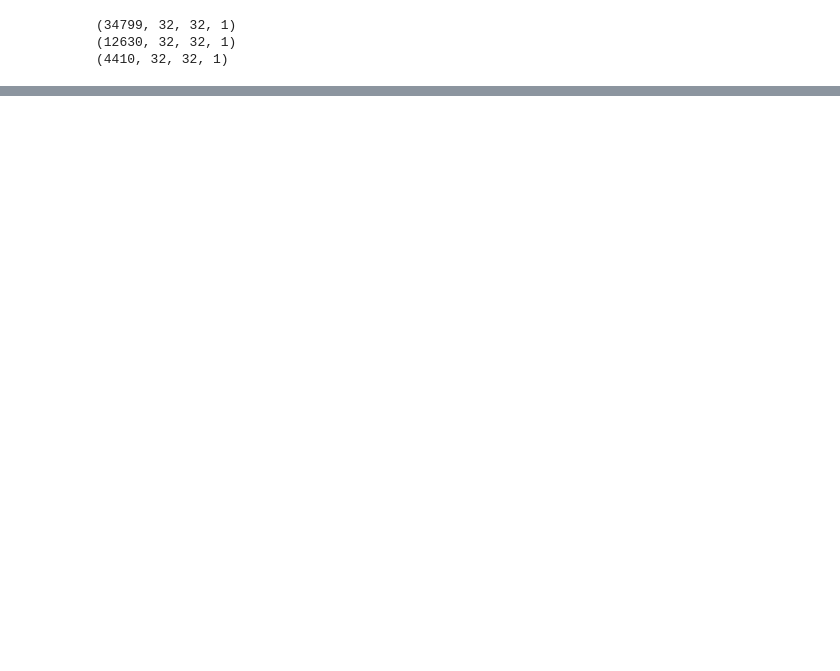
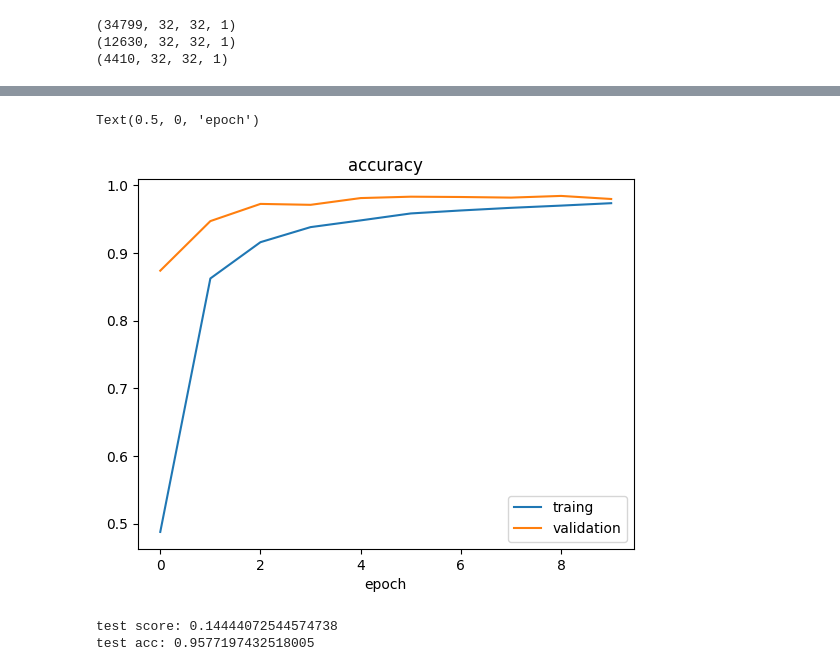
Before and after one commit to jakubpiwowarski/Autonomus-car-lines-signs-control, a Jupyter notebook: Traffic_sign.ipynb, the cells around one changed output, grey strips where cells are left out. Cells and saved outputs as stored; diff of their text form; code cells hidden in the pictures; blank space fills up the shorter version.

```diff
--- a/Traffic_sign.ipynb
+++ b/Traffic_sign.ipynb
@@ -178,0 +249,16 @@ y_valid = to_categorical(y_valid, 43)
+# %%
+plt.plot(history.history["accuracy"])
+plt.plot(history.history["val_accuracy"])
+plt.legend(["traing", "validation"])
+plt.title("accuracy")
+plt.xlabel("epoch")
+# %% [output]
+Text(0.5, 0, 'epoch')
+[figure, added]
+# %%
+score = model.evaluate(X_test, y_test, verbose=0)
+print("test score:", score[0])
+print("test acc:", score[1])
+# %% [output]
+test score: 0.14444072544574738
+test acc: 0.9577197432518005
```
Also changed, not shown: parts of 6 cells of this notebook.
